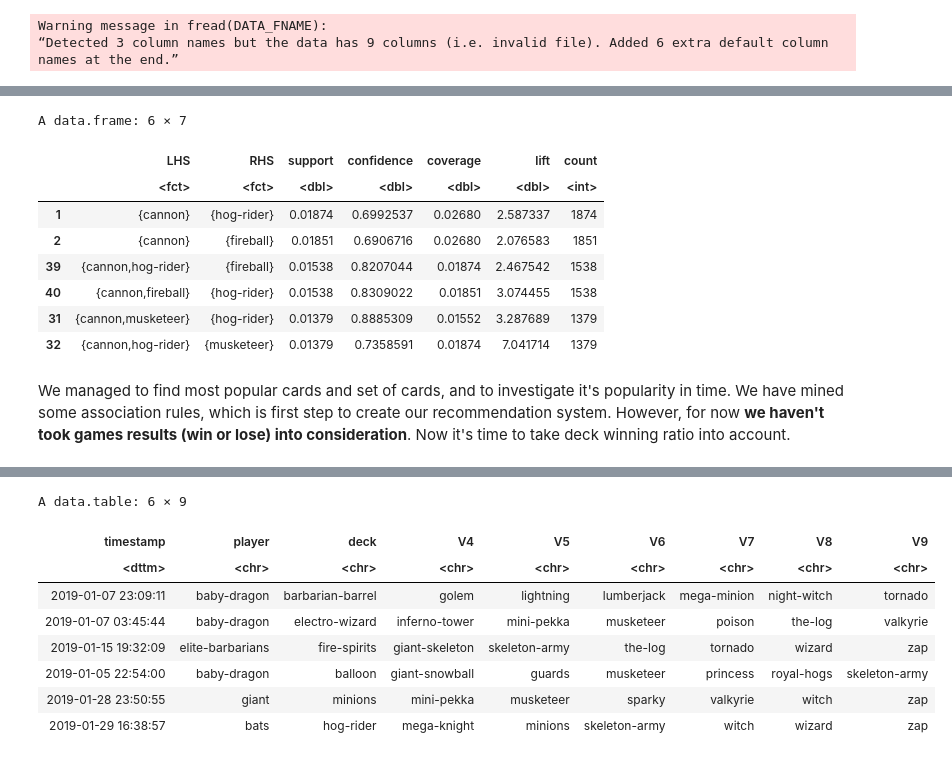
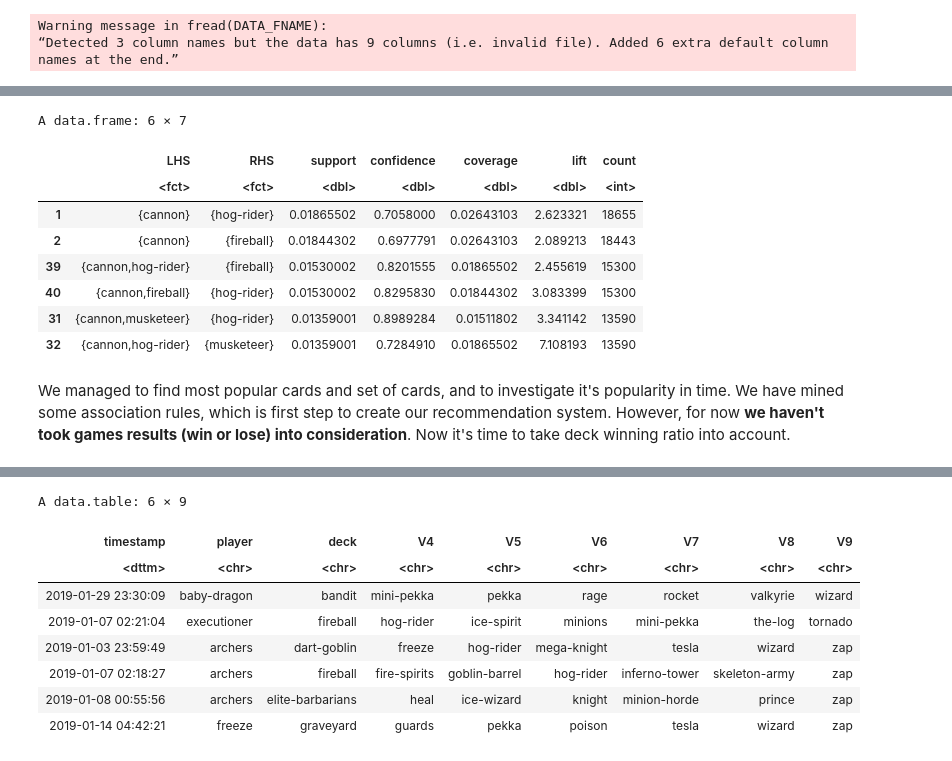
Before and after one commit to bieganski/data-mining, a Jupyter notebook: ex1/solution.ipynb, the cells around one changed output, grey strips where cells are left out. Cells and saved outputs as stored; diff of their text form; code cells hidden in the pictures.

```diff
--- a/ex1/solution.ipynb
+++ b/ex1/solution.ipynb
@@ -26,16 +32,23 @@ ph = function(x) print(head(x))
 pt = function(x) print(tail(x))
 pc = function(x) print(class(x))
 # %%
-# WARNING - disk size of data file is about 5.4GB, and after reading it into RAM
+# IMPORTANT - disk size of whole data file is about 5.4GB, and after reading it into RAM
 # R process uses about 6.4GB of memory.
 
-# DATA_FNAME = "MAX_TRIMMED.csv" # "MINI_TRIMMED.csv" # "clash_royale_games_Jan_2019.csv"
-# data = data[sample(nrow(data), MINI_DATA_LEN), ]
-# MINI_DATA_LEN = 100000;
-# write.csv(data, file=DATA_FNAME)
+# For computation time I decided to shuffle dataset and take 1M of records
+# (about 1/50 of dataset - full data is about 54M records).
 
+# To convert data quickly (about 40s to shuffle, optionally take only winning ones and take first 1M)
+# I created bash script "convert_csv.sh" that I append to my solution.
+# It uses standard UNIX tools like grep, head, sed, shuf.
+# To generate DATA_FNAME run command './convert_csv.sh --basic'
+# To generate WINNING_DATA_FNAME run command './convert_csv.sh --basic --winning'
 
-DATA_FNAME = "res.csv"
+# Or, you can download it via
+# $ wget https://students.mimuw.edu.pl/~mb385162/data-mining.zip -O data-mining.zip
+
+DATA_FNAME = "shuffled1M.csv"
+WINNING_DATA_FNAME = "shuffled_winning1M.csv"
 data = fread(DATA_FNAME)
 # %% [output]
 Warning message in fread(DATA_FNAME):
@@ -184,4 +171,6 @@ plot(gg)
 # %%
+# Association rules might be helpful for recommendation engine.
+
 rules = ruleInduction(frequentItemSets, transactions, confidence = 0.6,
                            control = list(method = "apriori", verbose = FALSE))
 
@@ -198,19 +187,19 @@ head(cannon_rules)
 A data.frame: 6 × 7
 |  | LHS | RHS | support | confidence | coverage | lift | count |
 |  | <fct> | <fct> | <dbl> | <dbl> | <dbl> | <dbl> | <int> |
-| 1 | {cannon} | {hog-rider} | 0.01874 | 0.6992537 | 0.02680 | 2.587337 | 1874 |
-| 2 | {cannon} | {fireball} | 0.01851 | 0.6906716 | 0.02680 | 2.076583 | 1851 |
-| 39 | {cannon,hog-rider} | {fireball} | 0.01538 | 0.8207044 | 0.01874 | 2.467542 | 1538 |
-| 40 | {cannon,fireball} | {hog-rider} | 0.01538 | 0.8309022 | 0.01851 | 3.074455 | 1538 |
-| 31 | {cannon,musketeer} | {hog-rider} | 0.01379 | 0.8885309 | 0.01552 | 3.287689 | 1379 |
-| 32 | {cannon,hog-rider} | {musketeer} | 0.01379 | 0.7358591 | 0.01874 | 7.041714 | 1379 |
+| 1 | {cannon} | {hog-rider} | 0.01865502 | 0.7058000 | 0.02643103 | 2.623321 | 18655 |
+| 2 | {cannon} | {fireball} | 0.01844302 | 0.6977791 | 0.02643103 | 2.089213 | 18443 |
+| 39 | {cannon,hog-rider} | {fireball} | 0.01530002 | 0.8201555 | 0.01865502 | 2.455619 | 15300 |
+| 40 | {cannon,fireball} | {hog-rider} | 0.01530002 | 0.8295830 | 0.01844302 | 3.083399 | 15300 |
+| 31 | {cannon,musketeer} | {hog-rider} | 0.01359001 | 0.8989284 | 0.01511802 | 3.341142 | 13590 |
+| 32 | {cannon,hog-rider} | {musketeer} | 0.01359001 | 0.7284910 | 0.01865502 | 7.108193 | 13590 |
 # %% [markdown]
 We managed to find most popular cards and set of cards, and to investigate it's popularity in time.
 We have mined some association rules, which is first step to create our recommendation system.
 However, for now **we haven't took games results (win or lose) into consideration**. Now it's time to take deck winning ratio into account.
 # %%
 # shuffled data, only has_win=1 taken.
-winning = fread("winning.csv")
+winning = fread(WINNING_DATA_FNAME)
 
 head(winning)
 # %% [output]
@@ -218,11 +207,11 @@ Warning message in fread("winning.csv"):
 “Detected 3 column names but the data has 9 columns (i.e. invalid file). Added 6 extra default column names at the end.”
 A data.table: 6 × 9
 | timestamp | player | deck | V4 | V5 | V6 | V7 | V8 | V9 |
 | <dttm> | <chr> | <chr> | <chr> | <chr> | <chr> | <chr> | <chr> | <chr> |
-| 2019-01-07 23:09:11 | baby-dragon | barbarian-barrel | golem | lightning | lumberjack | mega-minion | night-witch | tornado |
-| 2019-01-07 03:45:44 | baby-dragon | electro-wizard | inferno-tower | mini-pekka | musketeer | poison | the-log | valkyrie |
-| 2019-01-15 19:32:09 | elite-barbarians | fire-spirits | giant-skeleton | skeleton-army | the-log | tornado | wizard | zap |
-| 2019-01-05 22:54:00 | baby-dragon | balloon | giant-snowball | guards | musketeer | princess | royal-hogs | skeleton-army |
-| 2019-01-28 23:50:55 | giant | minions | mini-pekka | musketeer | sparky | valkyrie | witch | zap |
-| 2019-01-29 16:38:57 | bats | hog-rider | mega-knight | minions | skeleton-army | witch | wizard | zap |
+| 2019-01-29 23:30:09 | baby-dragon | bandit | mini-pekka | pekka | rage | rocket | valkyrie | wizard |
+| 2019-01-07 02:21:04 | executioner | fireball | hog-rider | ice-spirit | minions | mini-pekka | the-log | tornado |
+| 2019-01-03 23:59:49 | archers | dart-goblin | freeze | hog-rider | mega-knight | tesla | wizard | zap |
+| 2019-01-07 02:18:27 | archers | fireball | fire-spirits | goblin-barrel | hog-rider | inferno-tower | skeleton-army | zap |
+| 2019-01-08 00:55:56 | archers | elite-barbarians | heal | ice-wizard | knight | minion-horde | prince | zap |
+| 2019-01-14 04:42:21 | freeze | graveyard | guards | pekka | poison | tesla | wizard | zap |
 # %%
```
Also changed, not shown: parts of 37 cells of this notebook, 1 other file.
